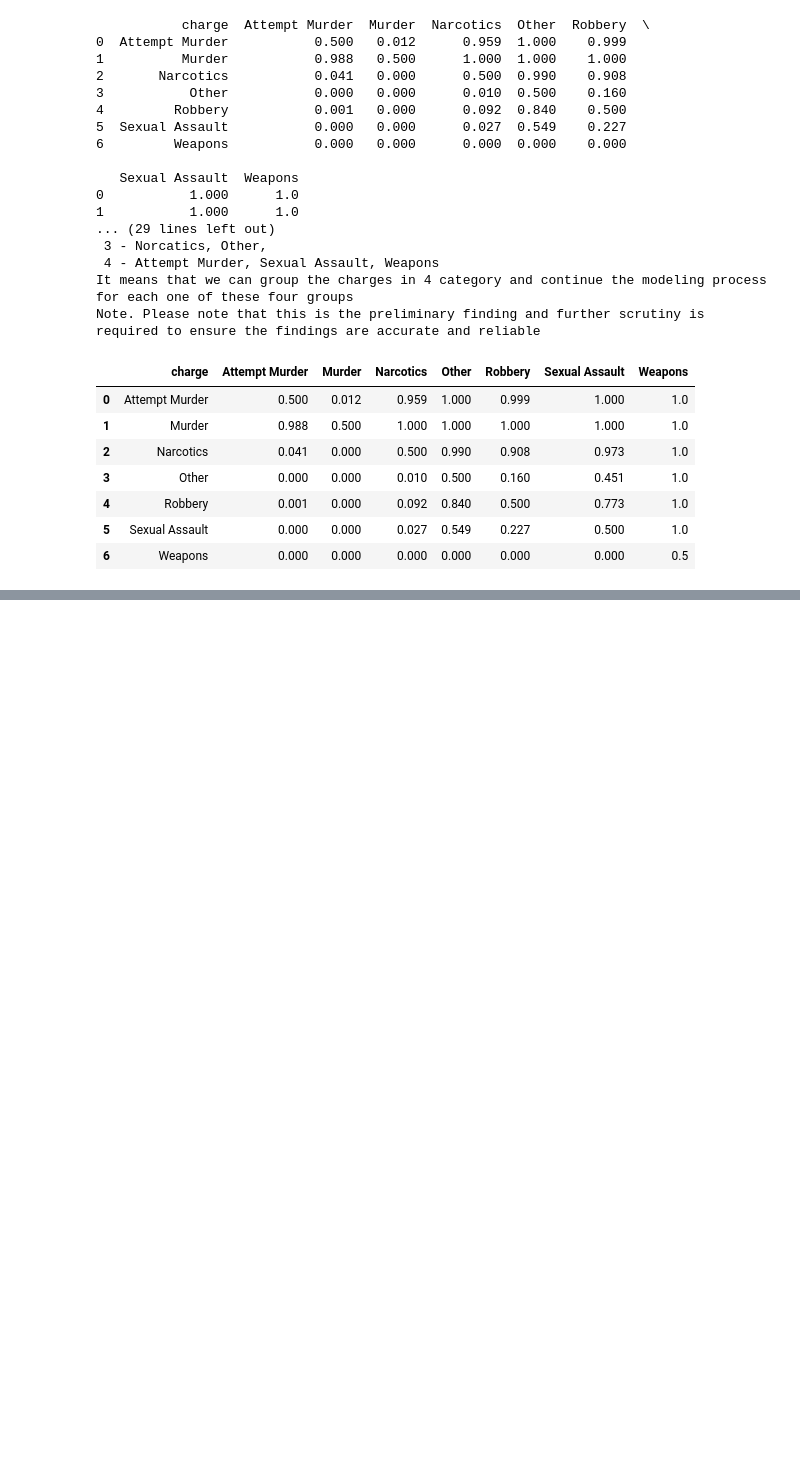
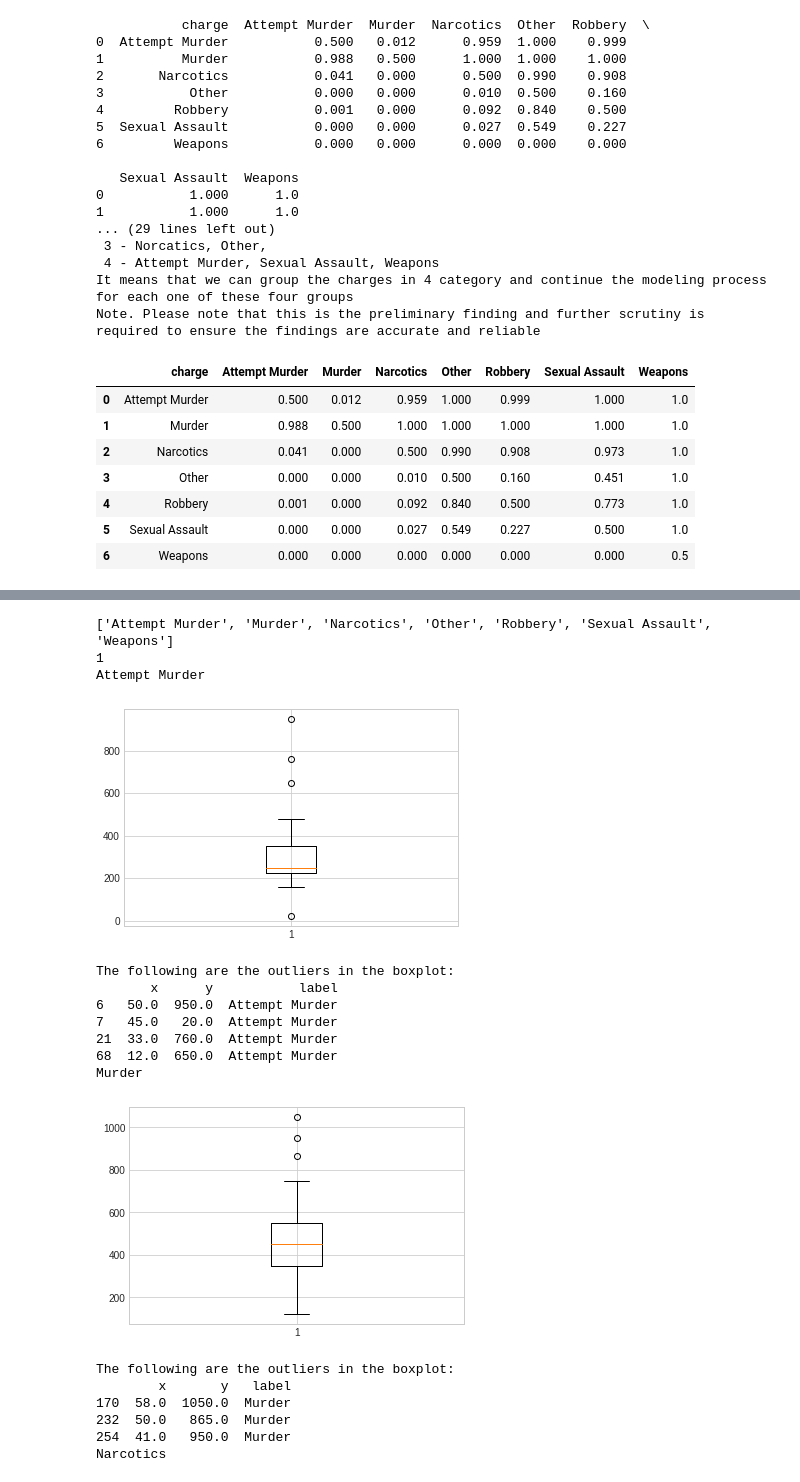
Before and after one commit to bparsazadeh/INF1344H_Final_Project_Rep, a Jupyter notebook: Stat_Final_Project.ipynb, the cells around one changed output, grey strips where cells are left out. Cells and saved outputs as stored; diff of their text form; code cells hidden in the pictures; blank space fills up the shorter version.

```diff
--- a/Stat_Final_Project.ipynb
+++ b/Stat_Final_Project.ipynb
@@ -339,0 +471,80 @@ Note. Please note that this is the preliminary finding and further scrutiny is r
+# %%
+# to catch outliers in different charges
+import pandas as pd
+%matplotlib inline
+import matplotlib.pyplot as plt
+plt.style.use('seaborn-whitegrid')
+import numpy as np
+
+court_prep = pd.read_csv('https://raw.githubusercontent.com/bparsazadeh/INF1344H_Final_Project_Rep/main/court_prep_2.csv')
+court_prep.head()
+
+# remove duplicates
+chargelist = court_prep['charge']
+chargelist = list(dict.fromkeys(chargelist))
+
+print(chargelist)
+
+df = pd.DataFrame(dict(x = court_prep['court_d'],
+               y = court_prep['prep_h'],
+               label = court_prep['charge']))
+
+
+
+# -----------------------------------------------------------------------
+# outliers in diff charges based on IQR rule
+# -----------------------------------------------------------------------
+
+
+out_check = 1
+while out_check != 0:
+    print(out_check)
+    out_check = 0
+    for i in chargelist:
+        print(i)
+        df_plt = df[['x','y','label']].loc[df.label == i]
+        plt.boxplot(df_plt['y'])
+        plt.show()
+        # finding the 1st quartile
+        q1 = np.quantile(df_plt['y'], 0.25)
+
+        # finding the 3rd quartile
+        q3 = np.quantile(df_plt['y'], 0.75)
+        med = np.median(df_plt['y'])
+
+        # finding the iqr region
+        iqr = q3-q1
+
+        # finding upper and lower whiskers
+        upper_bound = q3+(1.5*iqr)
+        lower_bound = q1-(1.5*iqr)
+        outliers = df_plt[(df_plt['y'] <= lower_bound) | (df_plt['y'] >= upper_bound)]
+        out_check = out_check + outliers.size / 3
+        print('The following are the outliers in the boxplot:\n{}'.format(outliers))
+        df.drop(df_plt[(df_plt['y'] <= lower_bound) | (df_plt['y'] >= upper_bound)].index, inplace = True)
+    print("Total removed outliers by the end of this iteration: ", out_check)
+    if out_check > 0:
+        print("To ensure there is no outliers another iteration is required")
+    else:
+        print("There is not any outlier in the dataset")
+prep_court_cleaned = df
+df.to_csv('prep_court_no_outlier.csv')
+# %% [output]
+['Attempt Murder', 'Murder', 'Narcotics', 'Other', 'Robbery', 'Sexual Assault', 'Weapons']
+1
+Attempt Murder
+[figure, added]
+The following are the outliers in the boxplot:
+       x      y           label
+6   50.0  950.0  Attempt Murder
+7   45.0   20.0  Attempt Murder
+21  33.0  760.0  Attempt Murder
+68  12.0  650.0  Attempt Murder
+Murder
+[figure, added]
+The following are the outliers in the boxplot:
+        x       y   label
+170  58.0  1050.0  Murder
+232  50.0   865.0  Murder
+254  41.0   950.0  Murder
+Narcotics
```
Also changed, not shown: parts of 10 cells of this notebook.
